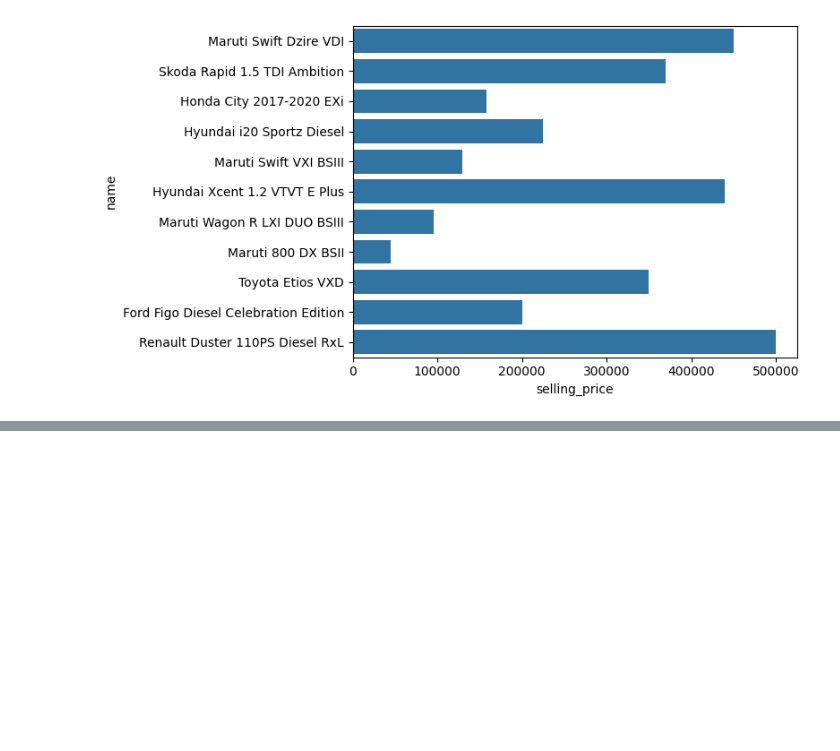
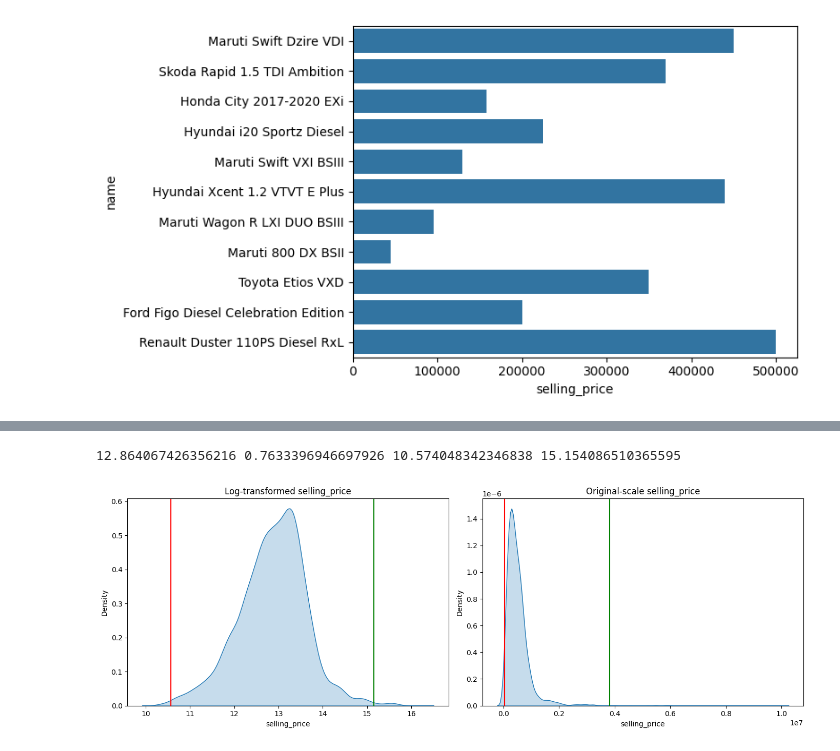
Before and after one commit to mokhivibes/ml_course_hometasks, a Jupyter notebook: 6_Homework.ipynb, the cells around one changed output, grey strips where cells are left out. Saved outputs shown, nothing was run; the diff lists cells and outputs as text; code cells hidden in the pictures; blank space fills up the shorter version.

```diff
--- a/6_Homework.ipynb
+++ b/6_Homework.ipynb
@@ -249,0 +254,29 @@ df_clean.describe()
+# %%
+df_clean = df.copy()
+df_clean['selling_price'] = np.log(df['selling_price'])
+mu =df_clean['selling_price'].mean()
+sigma = df_clean['selling_price'].std()
+lower_bound = mu - 3*sigma
+upper_bound = mu + 3*sigma
+print(mu, sigma,  lower_bound, upper_bound)
+
+
+fig, axes = plt.subplots(1, 2, figsize=(14, 5))
+
+# Plot 1: log-transformed data, with bounds in log-space
+sns.kdeplot(data=df_clean, x='selling_price', fill=True, ax=axes[0])
+axes[0].axvline(x=lower_bound, color='red')
+axes[0].axvline(x=upper_bound, color='green')
+axes[0].set_title('Log-transformed selling_price')
+
+# Plot 2: original-scale data, with bounds converted back via exp()
+sns.kdeplot(data=df, x='selling_price', fill=True, ax=axes[1])
+axes[1].axvline(x=np.exp(lower_bound), color='red')
+axes[1].axvline(x=np.exp(upper_bound), color='green')
+axes[1].set_title('Original-scale selling_price')
+
+plt.tight_layout()
+plt.show()
+# %% [output]
+12.864067426356216 0.7633396946697926 10.574048342346838 15.154086510365595
+[figure, added]
```
Also changed, not shown: parts of 9 cells of this notebook.
